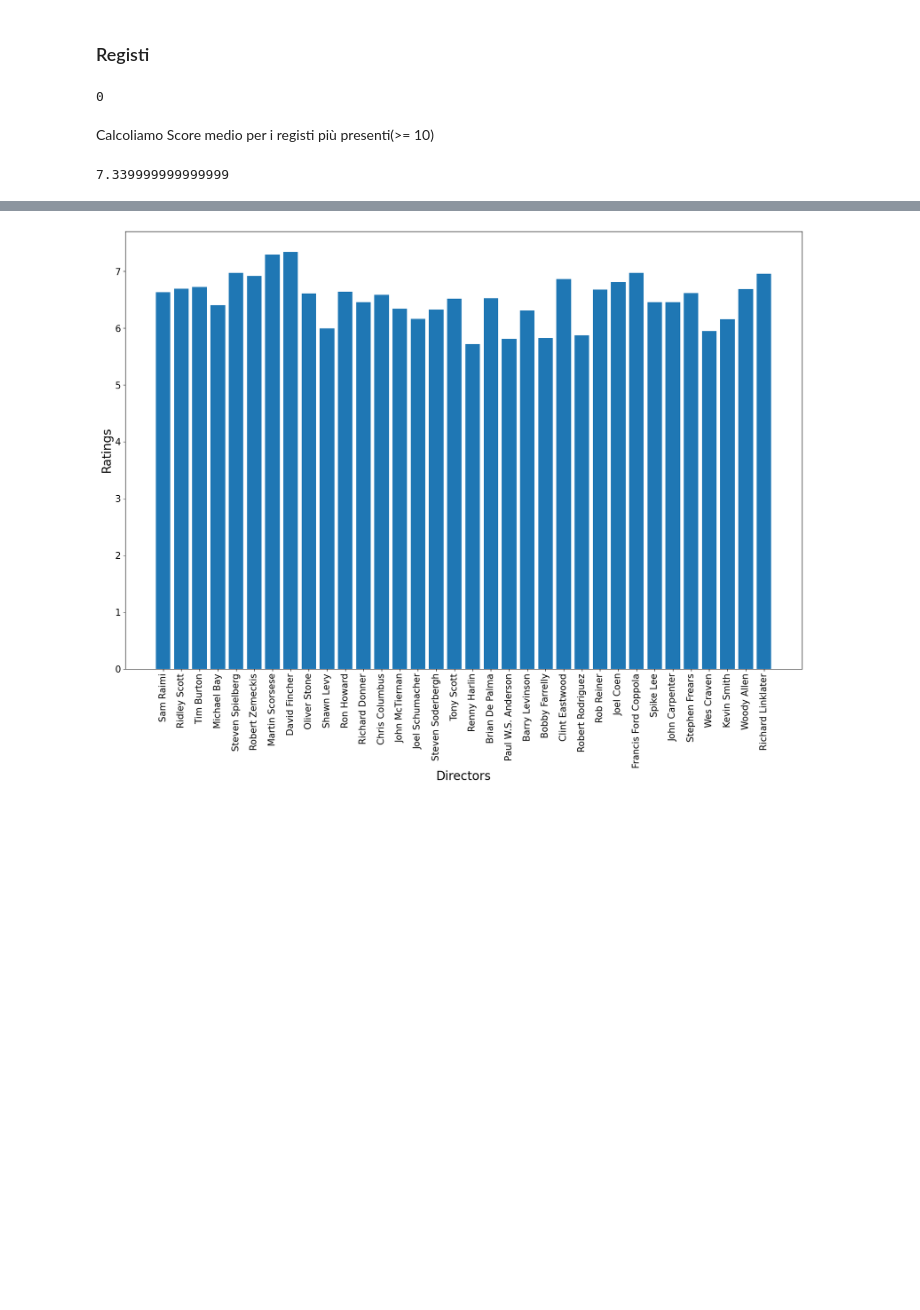
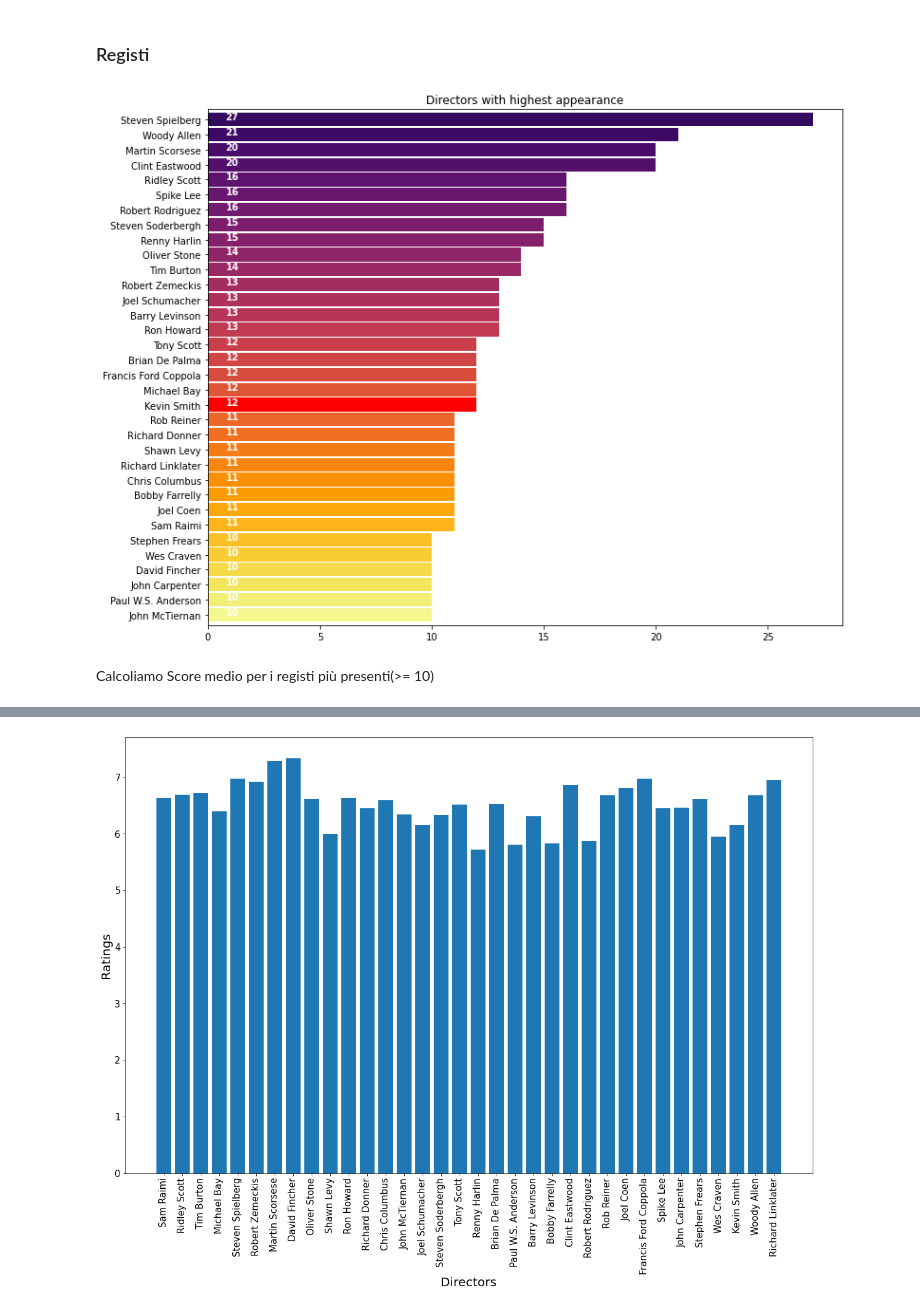
Before and after one commit to flenz00/TMDB-Movies, a Jupyter notebook: IMBD_Movies .ipynb, the cells around one changed output, grey strips where cells are left out. Saved outputs shown, nothing was run; the diff lists cells and outputs as text; code cells hidden in the pictures; blank space fills up the shorter version.

Commit message:
restore get iso e name + todos

```diff
--- a/IMBD_Movies .ipynb
+++ b/IMBD_Movies .ipynb
@@ -734,18 +748,18 @@ Movies['cast']=Movies['cast'].str.split(',')
 Let's see how many times actors appears in different films
 # %%
 
-list1=[]
+actors=[]
 
 
 for i in Movies['cast']:
-    list1.extend(i)
+    actors.extend(i)
 
-list1 = list(filter(None, list1))
+actors = list(filter(None, actors))
 
 
 plt.subplots(figsize=(12,10))
-ax=pd.Series(list1).value_counts()[:15].sort_values(ascending=True).plot.barh(width=0.9,color=sns.color_palette('inferno_r',40))
-for i, v in enumerate(pd.Series(list1).value_counts()[:15].sort_values(ascending=True).values):
+ax=pd.Series(actors).value_counts()[:15].sort_values(ascending=True).plot.barh(width=0.9,color=sns.color_palette('inferno_r',40))
+for i, v in enumerate(pd.Series(actors).value_counts()[:15].sort_values(ascending=True).values):
     ax.text(.8, i, v,fontsize=10,color='white',weight='bold')
 
 plt.title('Actors with highest appearance')
@@ -764,36 +778,35 @@ Movies['director']=Movies['director'].apply(xstr)
 # %%
 #TODO: Trovare via alternativa
 # %%
-list2=[]
+directors=[]
 
 
 for i in Movies['director']:
-    list2.append(i)
+    directors.append(i)
 
-list2 = list(filter(None, list2))
+directors = list(filter(None, directors))
 
 
 plt.subplots(figsize=(12,10))
-ax=pd.Series(list2).value_counts()[:34].sort_values(ascending=True).plot.barh(width=0.9,color=sns.color_palette('inferno_r',40))
-for i, v in enumerate(pd.Series(list2).value_counts()[:34].sort_values(ascending=True).values):
+ax=pd.Series(directors).value_counts()[:34].sort_values(ascending=True).plot.barh(width=0.9,color=sns.color_palette('inferno_r',40))
+for i, v in enumerate(pd.Series(directors).value_counts()[:34].sort_values(ascending=True).values):
     ax.text(.8, i, v,fontsize=10,color='white',weight='bold')
 
 plt.title('Directors with highest appearance')
 ax.patches[14].set_facecolor('r')
 plt.show()
+# %% [output]
+[figure, added]
 # %%
-""" def movies_for_director(x):
+#TODO: togliere e sostiuire ovunque con Flaviata
+#conta quanti film ci sono per regista
+def movies_for_director(x):
     count = 0
     #for row in Movies.index:
-    for el in list2:
+    for el in directors:
         #if Movies.loc[row,'director'] == x:
         if el == x:
             count += 1
     return count
-
-print(movies_for_director(''))
- """
-# %% [output]
-0
 # %% [markdown]
 Calcoliamo Score medio per i registi più presenti(>= 10)
@@ -810,7 +837,3 @@ def ratings_for_director(x):
     if count!=0:
         return sum/count
     return -1
-# %%
-print(ratings_for_director('David Fincher'))
-# %% [output]
-7.339999999999999
```
Also changed, not shown: parts of 30 cells of this notebook, 2 other files.
